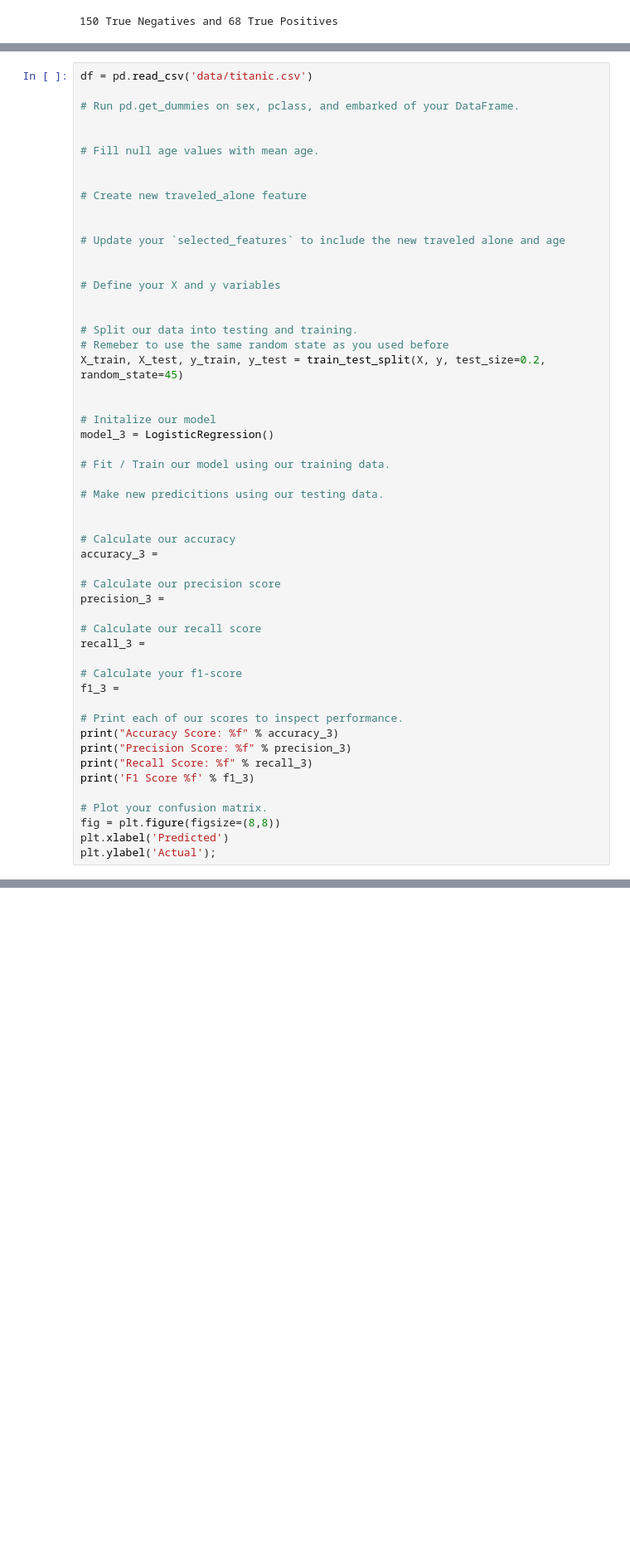
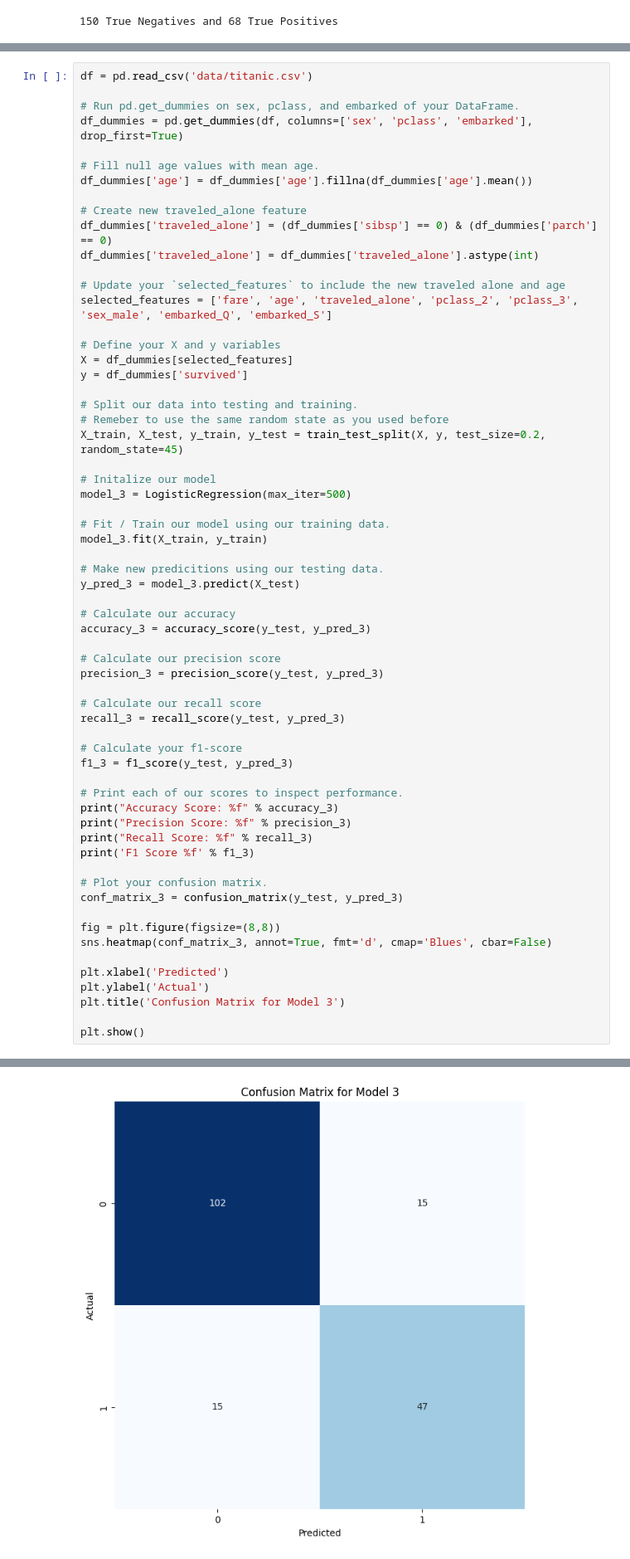
Before and after one commit to kyleryxn/2024-DS-Wed, a Jupyter notebook: Week-06-Classification/Exercise-KS.ipynb, the cells around one changed output, grey strips where cells are left out. Shown: that part at 83% size. Cells and saved outputs as stored; diff of their text form; blank space fills up the shorter version.

```diff
--- a/Week-06-Classification/Exercise-KS.ipynb
+++ b/Week-06-Classification/Exercise-KS.ipynb
@@ -271,44 +272,46 @@ F1 Score 0.751381
 df = pd.read_csv('data/titanic.csv')
 
 # Run pd.get_dummies on sex, pclass, and embarked of your DataFrame.
-
+df_dummies = pd.get_dummies(df, columns=['sex', 'pclass', 'embarked'], drop_first=True)
 
 # Fill null age values with mean age.
-
+df_dummies['age'] = df_dummies['age'].fillna(df_dummies['age'].mean())
 
 # Create new traveled_alone feature
-
+df_dummies['traveled_alone'] = (df_dummies['sibsp'] == 0) & (df_dummies['parch'] == 0)
+df_dummies['traveled_alone'] = df_dummies['traveled_alone'].astype(int)
 
 # Update your `selected_features` to include the new traveled alone and age
-
+selected_features = ['fare', 'age', 'traveled_alone', 'pclass_2', 'pclass_3', 'sex_male', 'embarked_Q', 'embarked_S']
 
 # Define your X and y variables
-
+X = df_dummies[selected_features]
+y = df_dummies['survived']
 
 # Split our data into testing and training.
 # Remeber to use the same random state as you used before
 X_train, X_test, y_train, y_test = train_test_split(X, y, test_size=0.2, random_state=45)
 
-
 # Initalize our model
-model_3 = LogisticRegression()
+model_3 = LogisticRegression(max_iter=500)
 
 # Fit / Train our model using our training data.
+model_3.fit(X_train, y_train)
 
 # Make new predicitions using our testing data.
-
+y_pred_3 = model_3.predict(X_test)
 
 # Calculate our accuracy
-accuracy_3 =
+accuracy_3 = accuracy_score(y_test, y_pred_3)
 
 # Calculate our precision score
-precision_3 =
+precision_3 = precision_score(y_test, y_pred_3)
 
 # Calculate our recall score
-recall_3 =
+recall_3 = recall_score(y_test, y_pred_3)
 
 # Calculate your f1-score
-f1_3 =
+f1_3 = f1_score(y_test, y_pred_3)
 
 # Print each of our scores to inspect performance.
 print("Accuracy Score: %f" % accuracy_3)
@@ -317,6 +320,14 @@ print("Recall Score: %f" % recall_3)
 print('F1 Score %f' % f1_3)
 
 # Plot your confusion matrix.
+conf_matrix_3 = confusion_matrix(y_test, y_pred_3)
+
 fig = plt.figure(figsize=(8,8))
+sns.heatmap(conf_matrix_3, annot=True, fmt='d', cmap='Blues', cbar=False)
+
 plt.xlabel('Predicted')
-plt.ylabel('Actual');
+plt.ylabel('Actual')
+plt.title('Confusion Matrix for Model 3')
+
+plt.show()
+# %% [output]
@@ -323,3 +338,4 @@ plt.ylabel('Actual');
+[figure, added]
 # %% [markdown]
 # EXTRA CREDIT 2:
 
```
Also changed, not shown: parts of 6 cells of this notebook.
